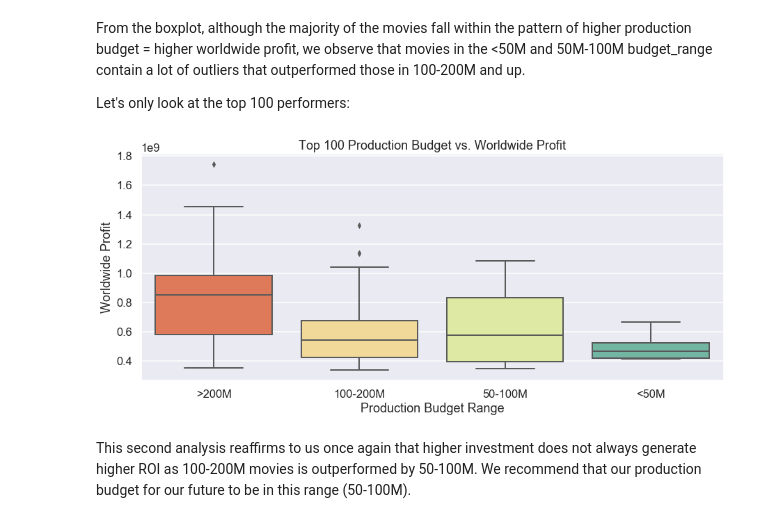
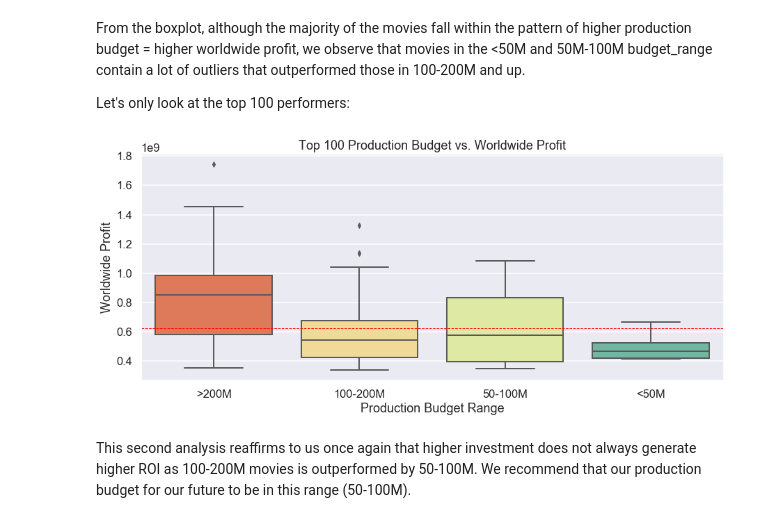
Before and after one commit to baotramduong/Porfolio_Project_The_Movie_Industry, a Jupyter notebook: Part III - Data Analysis & Visualization, Actionable Insight, Conclusion & Future Works.ipynb, the cells around one changed output. Saved outputs shown, nothing was run; the diff lists cells and outputs as text; code cells hidden in the pictures.

```diff
--- a/Part III - Data Analysis & Visualization, Actionable Insight, Conclusion & Future Works.ipynb
+++ b/Part III - Data Analysis & Visualization, Actionable Insight, Conclusion & Future Works.ipynb
@@ -252,24 +252,25 @@ Let's only look at the top 100 performers:
 # %%
 #do analysis on top_100 worldwide profit
 top_100_profit = full_df[['budget_range', 'worldwide_profit']].sort_values(by = 'worldwide_profit', ascending = False)[:100]
 
 #set values
 x = top_100_profit['budget_range']
 y = top_100_profit['worldwide_profit']
 
 #plot budget_range vs. worldwide_profit
 plt.figure(figsize = (15, 6))
 sns.boxplot(x, y, palette = 'Spectral')
+plt.axhline(top_100_profit['worldwide_profit'].mean(), ls = '--', lw = 1, color = 'r')
 
 #set labels
 plt.title('Top 100 Production Budget vs. Worldwide Profit')
 plt.xlabel('Production Budget Range')
 plt.ylabel('Worldwide Profit')
 
 #show
 plt.show()
 # %% [output]
-[figure, old version]
+[figure, new version]
 # %%
 #save
 fig.savefig('top_100_budget_vs_profit.png')
```
Also changed, not shown: parts of 14 cells of this notebook.
